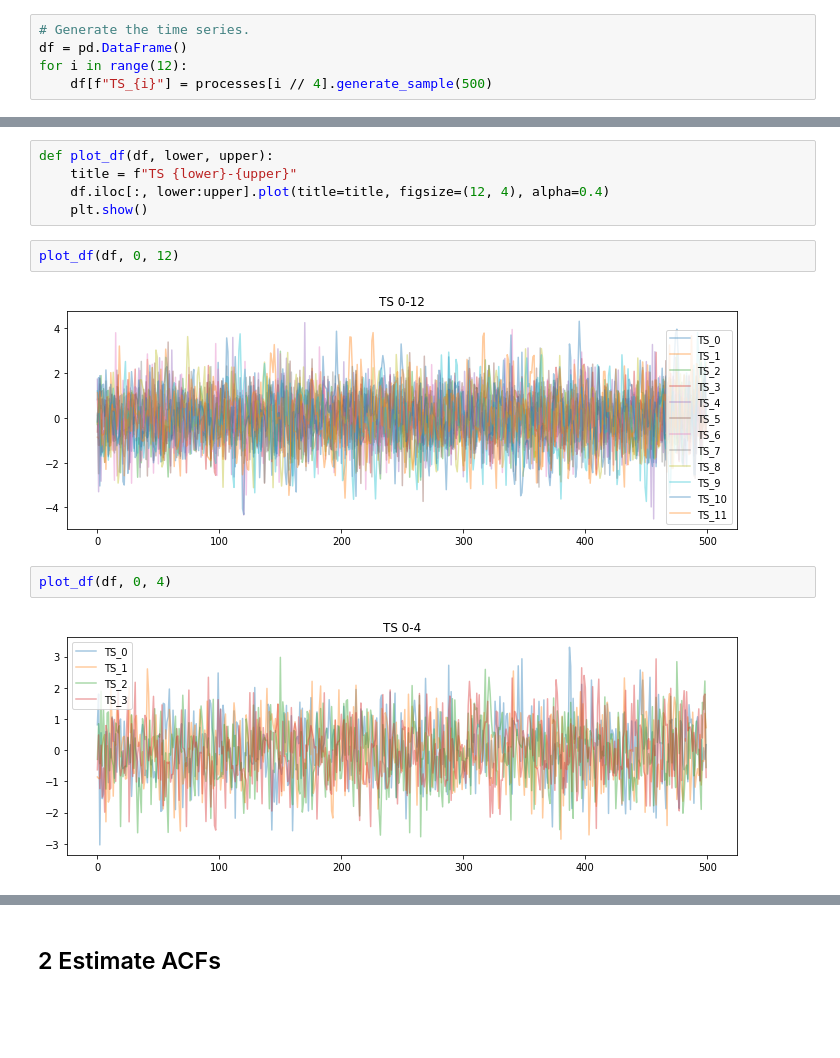
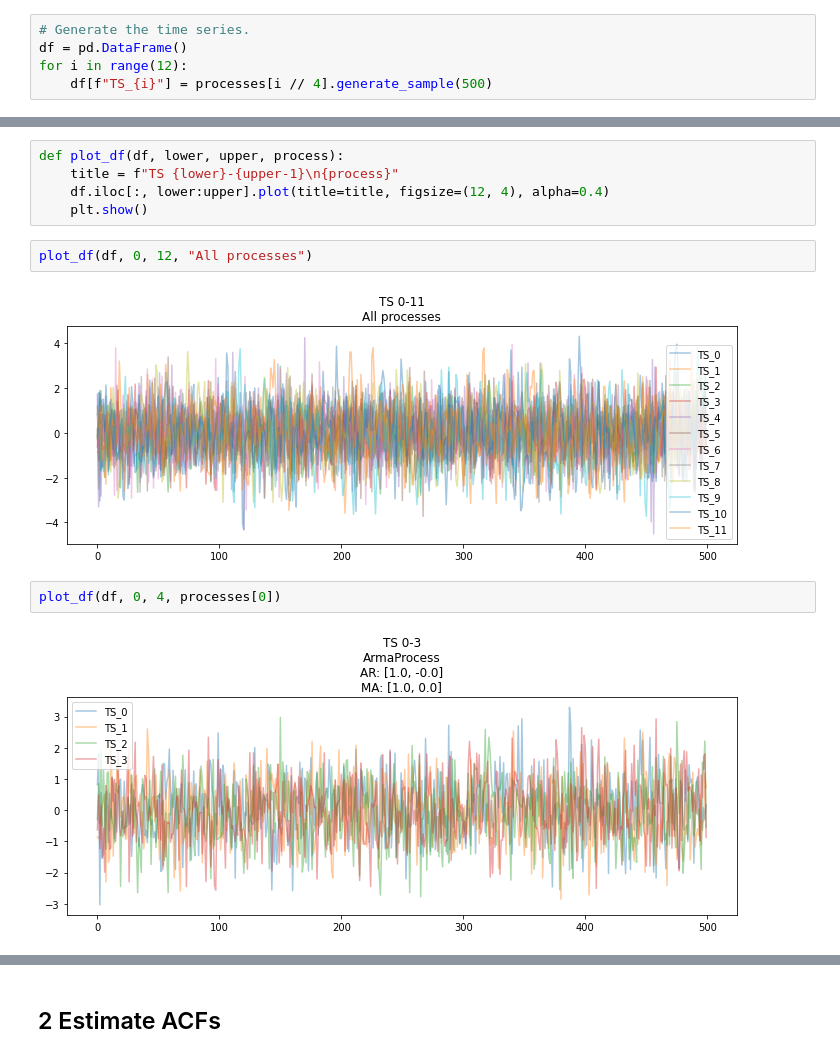
Before and after one commit to williewheeler/time-series-demos, a Jupyter notebook: clustering/ts-cluster.ipynb, the cells around one changed output, grey strips where cells are left out. Saved outputs shown, nothing was run; the diff lists cells and outputs as text; blank space fills up the shorter version.

Commit message:
Fixed chart titles

```diff
--- a/clustering/ts-cluster.ipynb
+++ b/clustering/ts-cluster.ipynb
@@ -38,16 +38,16 @@ df.head(10)
 | 8 | -0.415589 | 0.146217 | 1.188254 | 0.587159 | 0.916830 | -0.081323 | 0.112155 | -1.082070 | -0.006372 | -0.131613 | 0.831576 | ... |
 | 9 | -1.041914 | -1.665160 | 1.227353 | -0.077787 | 0.765775 | -1.078060 | 0.615463 | 0.434055 | 0.955669 | -1.886881 | -1.729917 | ... |
 # %%
-def plot_df(df, lower, upper):
-    title = f"TS {lower}-{upper}"
+def plot_df(df, lower, upper, process):
+    title = f"TS {lower}-{upper-1}\n{process}"
     df.iloc[:, lower:upper].plot(title=title, figsize=(12, 4), alpha=0.4)
     plt.show()
 # %%
-plot_df(df, 0, 12)
+plot_df(df, 0, 12, "All processes")
 # %% [output]
-[figure, old version]
+[figure, new version]
 # %%
-plot_df(df, 0, 4)
+plot_df(df, 0, 4, processes[0])
 # %% [output]
-[figure, old version]
+[figure, new version]
 # %%
```
Also changed, not shown: parts of 2 cells of this notebook.
